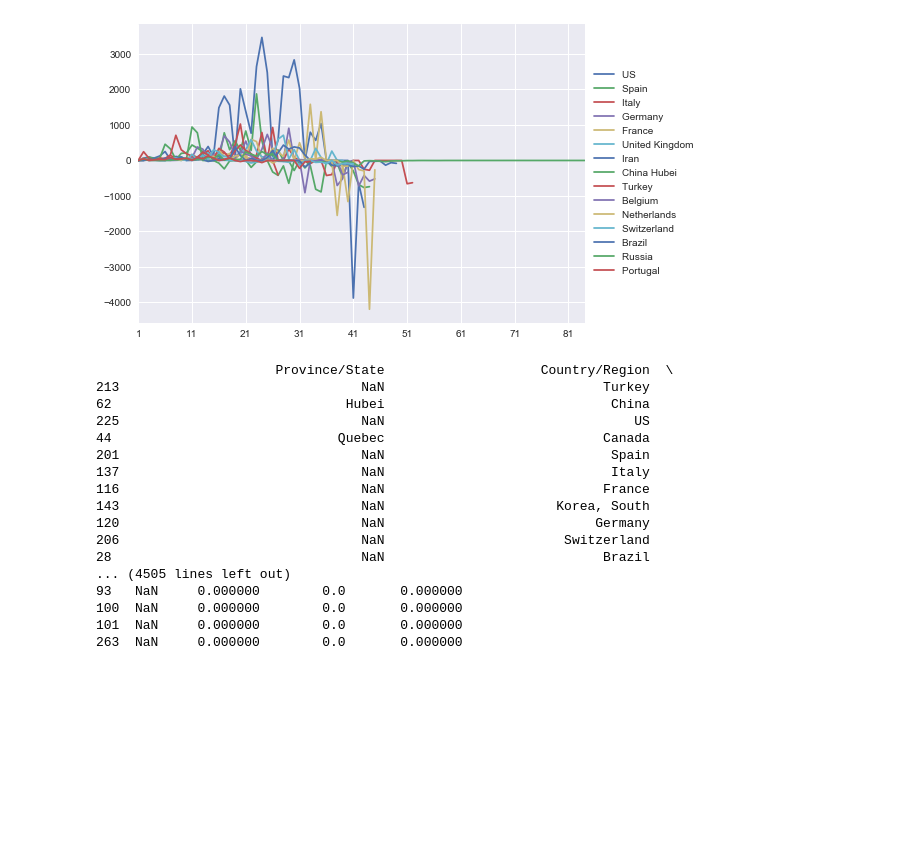
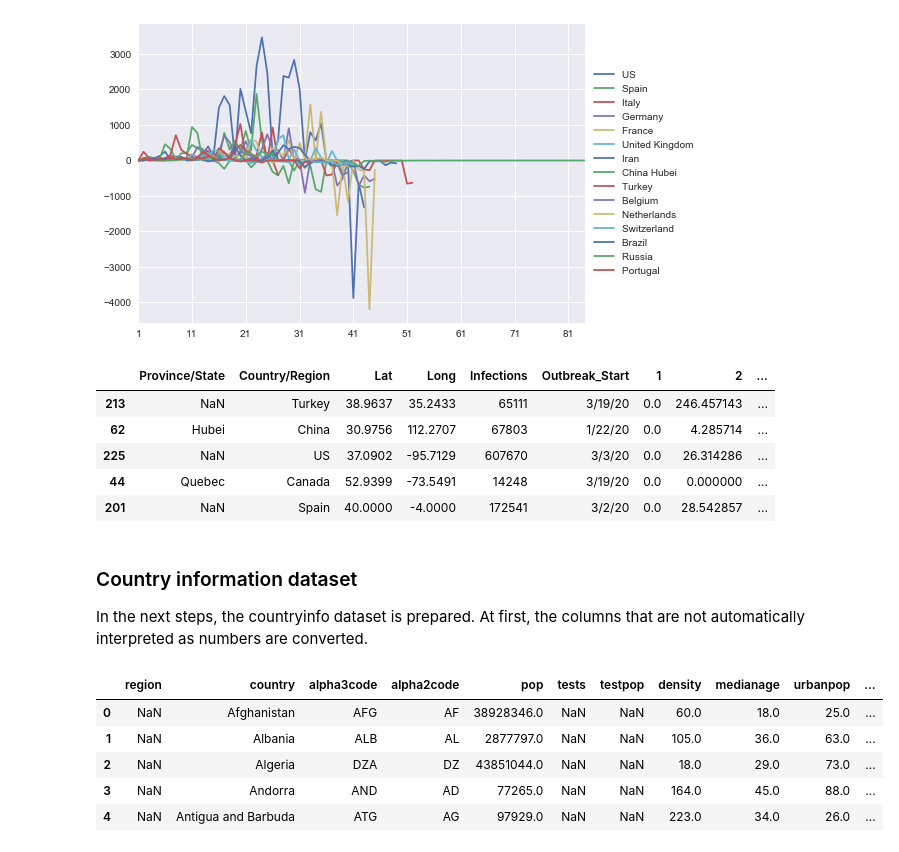
Before and after one commit to MiRoDS/DataScience_Project4, a Jupyter notebook: CapstoneProject.ipynb, the cells around one changed output. Saved outputs shown, nothing was run; the diff lists cells and outputs as text; code cells hidden in the pictures; blank space fills up the shorter version.

```diff
--- a/CapstoneProject.ipynb
+++ b/CapstoneProject.ipynb
@@ -569,22 +575,31 @@ df_2nd_derivative_filtered=add_max_value_and_index(df_2nd_derivative_filtered)
 # %%
 df_2nd_derivative_filtered['Growth_Factor']=(df_2nd_derivative_filtered['Max_Value']/100)**(1/df_2nd_derivative_filtered['Max_Index'])
 # %%
-df_2nd_derivative_filtered.sort_values(by='Growth_Factor', ascending=False)
+df_2nd_derivative_filtered.sort_values(by='Growth_Factor', ascending=False).head()
 # %% [output]
-                       Province/State                    Country/Region  \
-213                               NaN                            Turkey
-62                              Hubei                             China
-225                               NaN                                US
-44                             Quebec                            Canada
-201                               NaN                             Spain
-137                               NaN                             Italy
-116                               NaN                            France
-143                               NaN                      Korea, South
-120                               NaN                           Germany
-206                               NaN                       Switzerland
-28                                NaN                            Brazil
-... (4505 lines left out)
-93   NaN     0.000000        0.0       0.000000
-100  NaN     0.000000        0.0       0.000000
-101  NaN     0.000000        0.0       0.000000
-263  NaN     0.000000        0.0       0.000000
+|  | Province/State | Country/Region | Lat | Long | Infections | Outbreak_Start | 1 | 2 | ... |
+| 213 | NaN | Turkey | 38.9637 | 35.2433 | 65111 | 3/19/20 | 0.0 | 246.457143 | ... |
+| 62 | Hubei | China | 30.9756 | 112.2707 | 67803 | 1/22/20 | 0.0 | 4.285714 | ... |
+| 225 | NaN | US | 37.0902 | -95.7129 | 607670 | 3/3/20 | 0.0 | 26.314286 | ... |
+| 44 | Quebec | Canada | 52.9399 | -73.5491 | 14248 | 3/19/20 | 0.0 | 0.000000 | ... |
+| 201 | NaN | Spain | 40.0000 | -4.0000 | 172541 | 3/2/20 | 0.0 | 28.542857 | ... |
+# %% [markdown]
+### Country information dataset
+In the next steps, the countryinfo dataset is prepared. At first, the columns that are not automatically interpreted as numbers are converted.
+# %%
+# Replace the comma-delimiter which lead to a wrong interpretation of the columns
+df_countryinfo['pop'] = df_countryinfo['pop'].str.replace(',', '')
+df_countryinfo['gdp2019'] = df_countryinfo['gdp2019'].str.replace(',', '')
+# %%
+# Convert cells into numbers
+df_countryinfo['pop'] = df_countryinfo['pop'].astype('float64')
+df_countryinfo['gdp2019'] = df_countryinfo['gdp2019'].astype('float64')
+# %%
+df_countryinfo.head()
+# %% [output]
+|  | region | country | alpha3code | alpha2code | pop | tests | testpop | density | medianage | urbanpop | ... |
+| 0 | NaN | Afghanistan | AFG | AF | 38928346.0 | NaN | NaN | 60.0 | 18.0 | 25.0 | ... |
+| 1 | NaN | Albania | ALB | AL | 2877797.0 | NaN | NaN | 105.0 | 36.0 | 63.0 | ... |
+| 2 | NaN | Algeria | DZA | DZ | 43851044.0 | NaN | NaN | 18.0 | 29.0 | 73.0 | ... |
+| 3 | NaN | Andorra | AND | AD | 77265.0 | NaN | NaN | 164.0 | 45.0 | 88.0 | ... |
+| 4 | NaN | Antigua and Barbuda | ATG | AG | 97929.0 | NaN | NaN | 223.0 | 34.0 | 26.0 | ... |
```
Also changed, not shown: parts of 9 cells of this notebook.
